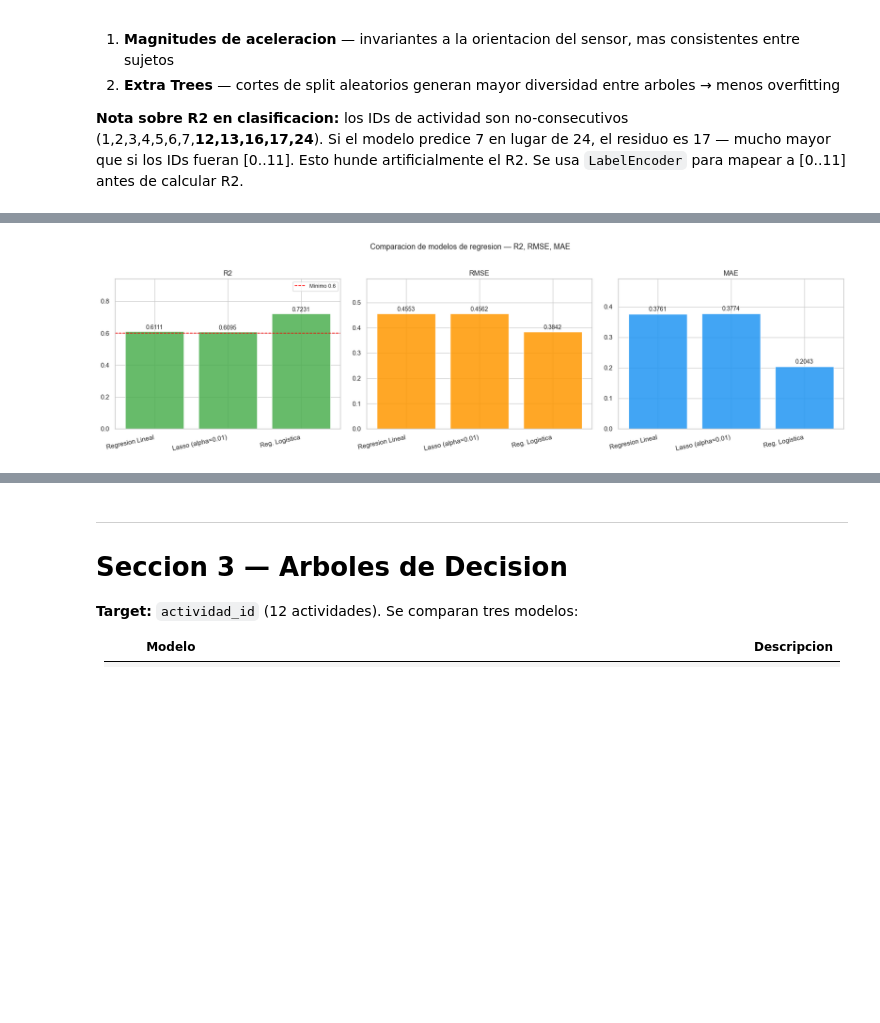
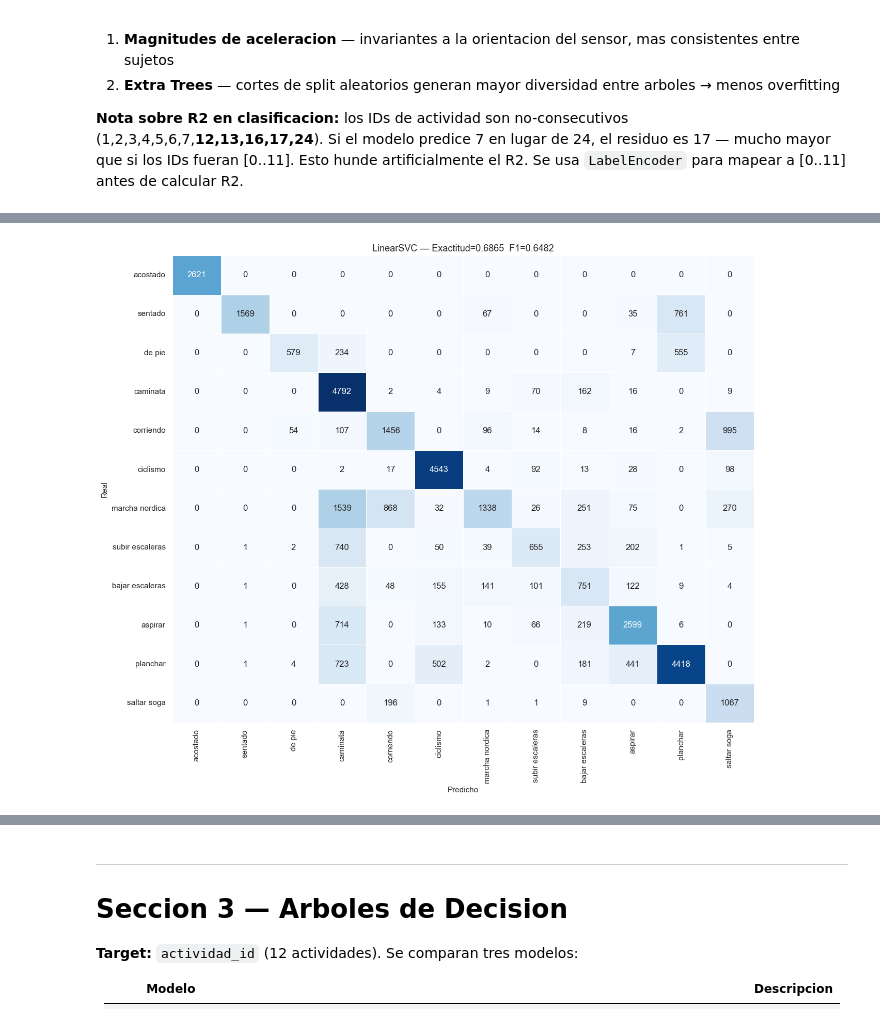
Before and after one commit to FrancoRecalde/TP_CD, a Jupyter notebook: notebooks/02_Modelado2.ipynb, the cells around one changed output, grey strips where cells are left out. Saved outputs shown, nothing was run; the diff lists cells and outputs as text; code cells hidden in the pictures; blank space fills up the shorter version.

Commit message:
XGBoost, Restructuracion de H1 y comparacion de modelos lineales

```diff
--- a/notebooks/02_Modelado2.ipynb
+++ b/notebooks/02_Modelado2.ipynb
@@ -75,6 +75,8 @@ ModuleNotFoundError: No module named 'sklearn'
 try:
     import google.colab
     IN_COLAB = True
+    import subprocess
+    subprocess.run(['pip', 'install', '-q', 'xgboost'], check=True)
 except ImportError:
     IN_COLAB = False
 
@@ -450,79 +482,25 @@ print(f'>>> Mejor regresion: {mejor_reg_nombre}  (R2 = {resultados_reg[mejor_reg
 # %%
-fig, axes = plt.subplots(1, 3, figsize=(18, 5))
-for i, (met, col) in enumerate(zip(['R2','RMSE','MAE'], ['#4CAF50','#FF9800','#2196F3'])):
-    nombres = list(resultados_reg.keys())
-    vals    = [resultados_reg[n][met] for n in nombres]
-    axes[i].bar(range(len(nombres)), vals, color=col, alpha=0.85)
-    axes[i].set_title(met, fontsize=12)
-    axes[i].set_ylim(0, max(vals) * 1.3)
-    for j, v in enumerate(vals):
-        axes[i].text(j, v + 0.005, f'{v:.4f}', ha='center', va='bottom', fontsize=10)
-    if met == 'R2':
-        axes[i].axhline(0.6, color='red', ls='--', lw=1.2, label='Minimo 0.6')
-        axes[i].legend(fontsize=9)
-    axes[i].set_xticks(range(len(nombres)))
-    axes[i].set_xticklabels(nombres, rotation=12, ha='right')
+tabla_lineales = pd.DataFrame([
+    {'Modelo': n,
+     'Exactit. entrena': round(todos_clasificadores[n]['acc_train'], 4),
+     'Exactit. prueba':  round(todos_clasificadores[n]['acc_test'],  4),
+     'F1 macro':         round(todos_clasificadores[n]['f1_macro'],  4),
+     'R2 (0-11)':        round(todos_clasificadores[n]['R2'],         4),
+     'R2 >= 0.6':        'OK' if todos_clasificadores[n]['R2'] >= 0.6 else 'bajo'}
+    for n in modelos_lineales_nombres
+]).set_index('Modelo')
 
-plt.suptitle('Comparacion de modelos de regresion — R2, RMSE, MAE', fontsize=13, y=1.02)
-plt.tight_layout()
-plt.savefig(FIGURES_PATH / 'reg_comparacion_metricas.png', dpi=100, bbox_inches='tight')
-plt.show()
+display(tabla_lineales.style
+        .format({'Exactit. entrena':'{:.4f}','Exactit. prueba':'{:.4f}',
+                 'F1 macro':'{:.4f}','R2 (0-11)':'{:.4f}'})
+        .highlight_max(subset=['Exactit. prueba','F1 macro','R2 (0-11)'], axis=0, color='#d4f0d4')
+        .set_caption('Clasificadores Lineales — target: actividad_id (12 clases)'))
 
-# --- Coeficientes / importancias del mejor modelo de regresion ---
-mejor_modelo_reg = resultados_reg[mejor_reg_nombre]['modelo']
-coef_ = mejor_modelo_reg.coef_
-
-if coef_.ndim == 1:
-    # LinReg / Lasso: coef_ shape = (n_features,) — coeficientes directos
-    coef_abs = pd.Series(np.abs(coef_), index=SENSOR_COLS).nlargest(15).sort_values()
-    bar_cols = ['#4CAF50' if coef_[list(SENSOR_COLS).index(f)] > 0 else '#F44336'
-                for f in coef_abs.index]
-    bar_vals = [coef_[list(SENSOR_COLS).index(f)] for f in coef_abs.index]
-    titulo   = f'Top 15 coeficientes — {mejor_reg_nombre}'
-    xlabel   = 'Coeficiente (verde = sube intensidad, rojo = baja intensidad)'
-else:
-    # LogReg: coef_ shape = (n_classes, n_features)
-    # Efecto neto de cada feature: diferencia vigorosa(2) - baja(0)
-    efecto_neto = coef_[2] - coef_[0]
-    coef_abs    = pd.Series(np.abs(efecto_neto), index=SENSOR_COLS).nlargest(15).sort_values()
-    bar_cols    = ['#4CAF50' if efecto_neto[list(SENSOR_COLS).index(f)] > 0 else '#F44336'
-                   for f in coef_abs.index]
-    bar_vals    = [efecto_neto[list(SENSOR_COLS).index(f)] for f in coef_abs.index]
-    titulo      = f'Top 15 — efecto neto de cada variable ({mejor_reg_nombre})'
-    xlabel      = 'coef[vigorosa] - coef[baja]  (verde = mas vigorosa, rojo = mas baja)'
-
-fig, ax = plt.subplots(figsize=(9, 5))
-ax.barh(coef_abs.index, bar_vals, color=bar_cols)
-ax.axvline(0, color='black', lw=0.8)
-ax.set_title(titulo)
-ax.set_xlabel(xlabel)
-offset = max(abs(v) for v in bar_vals) * 0.01 if bar_vals else 0.001
-for i, v in enumerate(bar_vals):
-    ax.text(v + (offset if v >= 0 else -offset), i, f'{v:.4f}', va='center',
-            ha='left' if v >= 0 else 'right', fontsize=8)
-plt.tight_layout()
-plt.savefig(FIGURES_PATH / 'reg_coeficientes.png', dpi=100, bbox_inches='tight')
-plt.show()
-
-# --- Comparacion de coeficientes LinReg vs Lasso (solo 1D) ---
-modelos_1d = {n: r for n, r in resultados_reg.items() if r['es_lineal_simple']}
-if len(modelos_1d) >= 2:
-    nombres_1d = list(modelos_1d.keys())
-    coef_base  = pd.Series(modelos_1d[nombres_1d[0]]['modelo'].coef_, index=SENSOR_COLS)
-    top_idx    = coef_base.abs().nlargest(15).index
-    fig, axes2 = plt.subplots(1, 2, figsize=(16, 6))
-    for ax2, (nombre, res) in zip(axes2, modelos_1d.items()):
-        c     = pd.Series(res['modelo'].coef_, index=SENSOR_COLS)[top_idx]
-        bar_c = ['#2196F3' if abs(v) > 1e-8 else '#CCCCCC' for v in c.values]
-        ax2.barh(c.index, c.values, color=bar_c)
-        ax2.axvline(0, color='black', lw=0.8)
-        ax2.set_title(nombre, fontsize=10)
-        n_z = (np.abs(c.values) < 1e-8).sum()
-        if n_z:
-            ax2.text(0.97, 0.03, f'{n_z} coefs = 0 (Lasso los elimino)',
-                     transform=ax2.transAxes, ha='right', va='bottom', fontsize=9, color='gray')
-    plt.suptitle('Comparacion de coeficientes — Reg. Lineal vs Lasso', fontsize=12)
-    plt.tight_layout()
-    plt.savefig(FIGURES_PATH / 'reg_coeficientes_comparacion.png', dpi=100, bbox_inches='tight')
-    plt.show()
+plot_cm(
+    y_test_act, todos_clasificadores[mejor_lineal_nombre]['y_pred'],
+    h_labels, h_label_names,
+    f'{mejor_lineal_nombre} — Exactitud={todos_clasificadores[mejor_lineal_nombre]["acc_test"]:.4f}  '
+    f'F1={todos_clasificadores[mejor_lineal_nombre]["f1_macro"]:.4f}',
+    'lineales_cm.png', figsize=(13, 11)
+)
 # %% [output]
@@ -529 +512 @@ if len(modelos_1d) >= 2:
-[figure, old version]
+[figure, new version]
```
Also changed, not shown: parts of 29 cells of this notebook, 17 other files.
